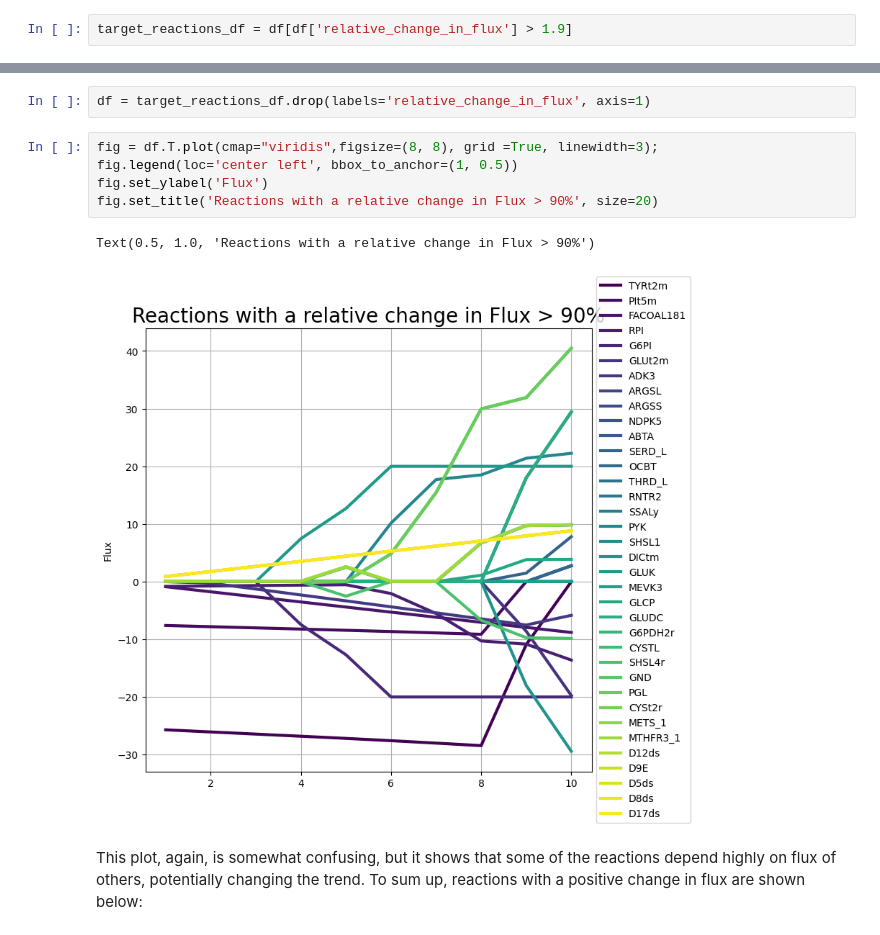
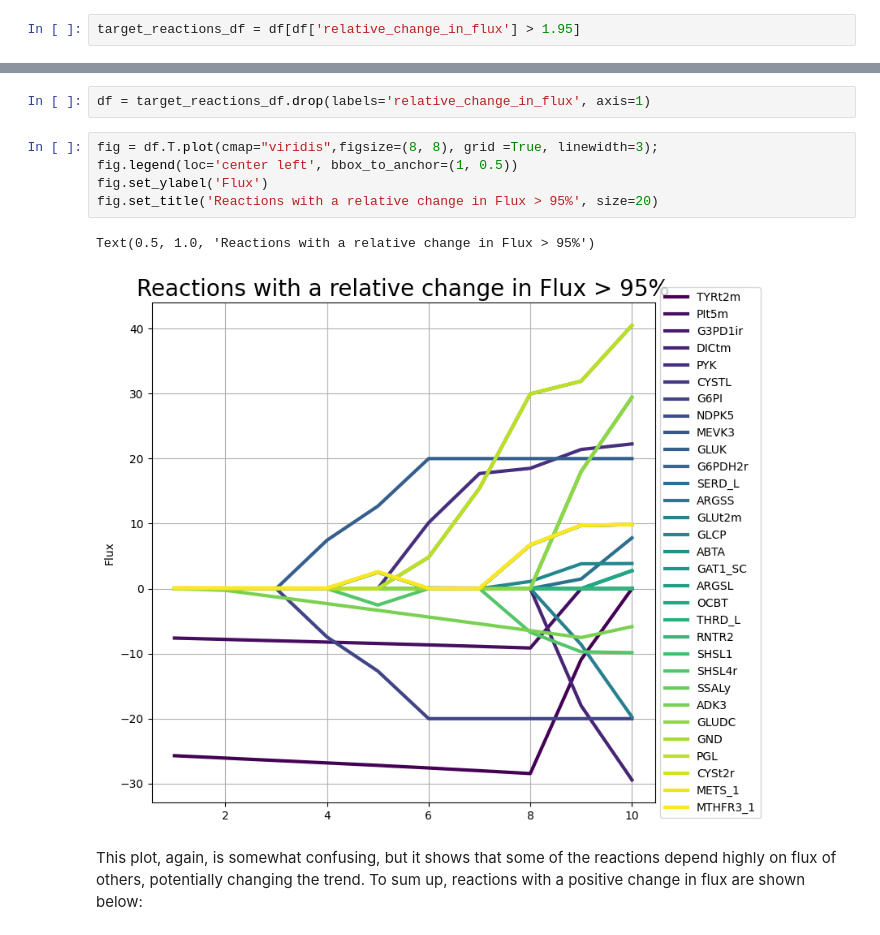
Before and after one commit to 27410/group-assingment-team-10, a Jupyter notebook: Analysis/Gene_prediction_targets.ipynb, the cells around one changed output, grey strips where cells are left out. Saved outputs shown, nothing was run; the diff lists cells and outputs as text.

```diff
--- a/Analysis/Gene_prediction_targets.ipynb
+++ b/Analysis/Gene_prediction_targets.ipynb
@@ -106,7 +106,7 @@ Text(0.5, 1.0, 'Flux scanning based on Enforced Objective Flux')
 # %%
 df['relative_change_in_flux'] = (df[10]-df[1])/df[10] +1
 # %%
-target_reactions_df = df[df['relative_change_in_flux'] > 1.9]
+target_reactions_df = df[df['relative_change_in_flux'] > 1.95]
 # %%
 target_reactions_df
 # %% [output]
@@ -132,11 +132,11 @@ df = target_reactions_df.drop(labels='relative_change_in_flux', axis=1)
 # %%
 fig = df.T.plot(cmap="viridis",figsize=(8, 8), grid =True, linewidth=3);
 fig.legend(loc='center left', bbox_to_anchor=(1, 0.5))
 fig.set_ylabel('Flux')
-fig.set_title('Reactions with a relative change in Flux > 90%', size=20)
+fig.set_title('Reactions with a relative change in Flux > 95%', size=20)
 # %% [output]
-Text(0.5, 1.0, 'Reactions with a relative change in Flux > 90%')
+Text(0.5, 1.0, 'Reactions with a relative change in Flux > 95%')
-[figure, old version]
+[figure, new version]
 # %% [markdown]
 This plot, again, is somewhat confusing, but it shows that some of the reactions depend highly on flux of others, potentially changing the trend. To sum up, reactions with a positive change in flux are shown below:
 # %%
```
Also changed, not shown: parts of 10 cells of this notebook, 2 other files.
